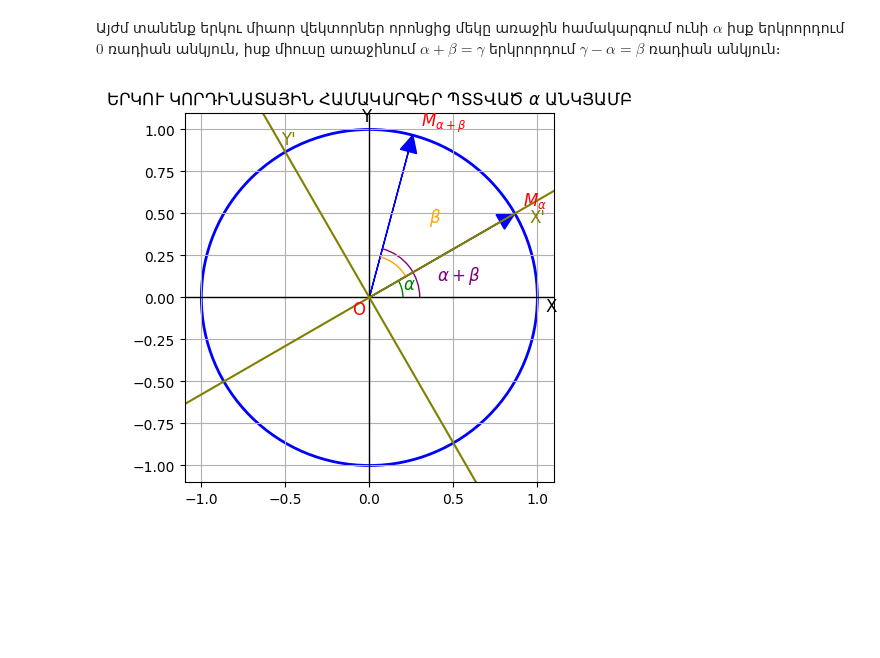
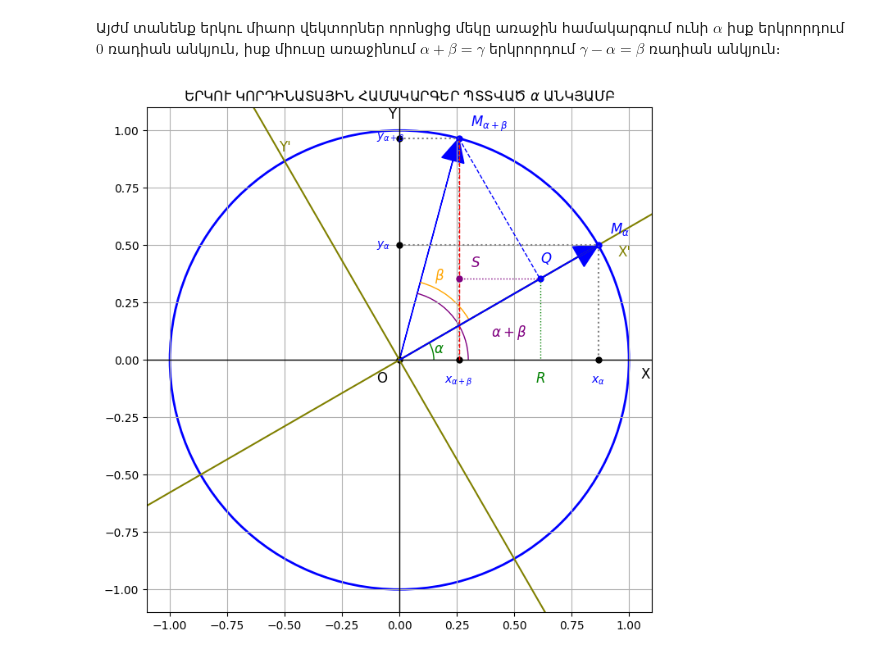
Before and after one commit to alexo-ux/math, a Jupyter notebook: 10_class/trigonometry.ipynb, the cells around one changed output. Drawn from its saved outputs; the diff is of its cells as text; code cells hidden in the pictures; blank space fills up the shorter version.

```diff
--- a/10_class/trigonometry.ipynb
+++ b/10_class/trigonometry.ipynb
@@ -440,54 +501,71 @@ plt.show()
 Այժմ տանենք երկու միաոր վեկտորներ որոնցից մեկը առաջին համակարգում ունի $\alpha$ իսք երկրորդում $0$ ռադիան անկյուն, իսք միուսը առաջինում $\alpha + \beta = γ$ երկրորդում $\gamma - \alpha = β$ ռադիան անկյուն։
 # %%
 fig, ax = create_plot()
+
 
 alpha_rad = np.pi / 6
 dx_alpha = np.cos(alpha_rad)
 dy_alpha = np.sin(alpha_rad)
 
 ax.plot([-1.1, 1.1], [-1.1*dy_alpha/dx_alpha,1.1*dy_alpha/dx_alpha], c = 'olive')
 ax.plot([1.1*dy_alpha/dx_alpha, -1.1*dy_alpha/dx_alpha], [-1.1, 1.1], c = 'olive')
 
-# Add labels for X and Y axes
 ax.text(1.05, -0.08, 'X', color='black', fontsize=12)
 ax.text(-0.05, 1.05, 'Y', color='black', fontsize=12)
 
-# Add labels for rotated X' and Y' axes
 ax.text(1.1 * dx_alpha, 0.9 * dy_alpha, r"X'", color='olive', fontsize=12)
 ax.text(-1.05 * dy_alpha, 1.05 * dx_alpha, r"Y'", color='olive', fontsize=12)
 
-alpha_deg = np.degrees(alpha_rad)
-arc_alpha = Arc((0, 0), 0.4, 0.4, angle=0, theta1=0, theta2=alpha_deg, color='green', lw=1, linestyle='-')
-ax.add_patch(arc_alpha)
-ax.text(0.2, 0.05, r'$\alpha$', color='green', fontsize=12)
-
 create_vector(ax, dx_alpha, dy_alpha, txt=r'$M_\alpha$')
+add_proection(ax, dx_alpha, dy_alpha, angle_name=r'$\alpha $', size_angke=0.3, angle_name_x=0.15, angle_name_y=0.03, x_name=r'$x_{\alpha}$', y_name=r'$y_{\alpha}$'  )
 
 
-beta_rad = np.pi / 4  # e.g., 45 degrees
+beta_rad = np.pi / 4
 
-# Calculate the combined angle (alpha + beta)
+
 gamma_rad = alpha_rad + beta_rad
 dx_gamma = np.cos(gamma_rad)
 dy_gamma = np.sin(gamma_rad)
-create_vector(ax, dx_gamma, dy_gamma, txt=r'$M_{\alpha+\beta}$', )
+create_vector(ax, dx_gamma, dy_gamma, txt=r'$M_{\alpha+\beta}$')
+add_proection(ax, dx_gamma, dy_gamma, angle_name=r'$\alpha + \beta$', size_angke = 0.6, angle_name_x=0.4, angle_name_y = 0.1,  x_name=r'$x_{\alpha + \beta}$', y_name=r'$y_{\alpha + \beta}$',  colr="purple" )
 
-# Draw the arc for alpha + beta
 gamma_deg = np.degrees(gamma_rad)
-arc_gamma = Arc((0, 0), 0.6, 0.6, angle=0, theta1=0, theta2=gamma_deg, color='purple', lw=1, linestyle='-')
-ax.add_patch(arc_gamma)
-ax.text(0.4, 0.1, r'$\alpha+\beta$', color='purple', fontsize=12)
+alpha_deg = np.degrees(alpha_rad)
 
-
-arc_beta = Arc((0, 0), 0.5, 0.5, angle=0, theta1=alpha_deg, theta2=gamma_deg, color='orange', lw=1, linestyle='-')
+arc_beta = Arc((0, 0), 0.7, 0.7, angle=0, theta1=alpha_deg, theta2=gamma_deg, color='orange', lw=1, linestyle='-')
 ax.add_patch(arc_beta)
-# Position the beta label at the midpoint of its arc
 beta_mid_rad = alpha_rad + beta_rad / 2
-ax.text(0.5 * np.cos(beta_mid_rad) + 0.05, 0.5 * np.sin(beta_mid_rad) + 0.05, r'$\beta$', color='orange', fontsize=12)
+ax.text(0.5 * np.cos(beta_mid_rad) -0.15, 0.5 * np.sin(beta_mid_rad) - 0.05, r'$\beta$', color='orange', fontsize=12)
 
 
 
+ax.plot([dx_gamma, dx_gamma], [0, dy_gamma], color='red', linestyle='--', linewidth=1) # Vertical dashed line to x-axis from P
+
+len_OQ = np.cos(beta_rad)
+dx_Q = len_OQ * np.cos(alpha_rad)
+dy_Q = len_OQ * np.sin(alpha_rad)
+
+ax.plot([dx_gamma, dx_Q], [dy_gamma, dy_Q], color='blue', linestyle='--', linewidth=1) # Perpendicular from P to OM_alpha
+ax.plot(dx_Q, dy_Q, 'o', color='blue', markersize=5)
+
+ax.plot([0, dx_alpha], [0, dy_alpha], color='blue', linestyle='-', linewidth=1.5)
+
+dx_R = dx_Q
+dy_R = 0
+ax.plot([dx_Q, dx_R], [dy_Q, dy_R], color='green', linestyle=':', linewidth=1) # Vertical dashed line from Q to x-axis
+
+dx_S = dx_gamma
+dy_S = dy_Q
+ax.plot([dx_Q, dx_S], [dy_Q, dy_S], color='purple', linestyle=':', linewidth=1) # Horizontal dashed line from Q to P's x-projection
+ax.plot(dx_S, dy_S, 'o', color='purple', markersize=5)
+
+ax.text(dx_S + 0.05, dy_S + 0.05, r'$S$', fontsize=12, color='purple')
+ax.text(dx_R, -0.05, r'$R$', fontsize=12, horizontalalignment='center', verticalalignment='top', color='green')
+ax.text(dx_Q , dy_Q + 0.07, r'$Q$', fontsize=12, color='blue')
+
+alpha_deg
+
 plt.title(r"ԵՐԿՈՒ ԿՈՐԴԻՆԱՏԱՅԻՆ ՀԱՄԱԿԱՐԳԵՐ ՊՏՏՎԱԾ $\alpha$ ԱՆԿՅԱՄԲ")
 plt.show()
 # %% [output]
-[figure, old version]
+[figure, new version]
```
Also changed, not shown: parts of 25 cells of this notebook, 1 other file.
